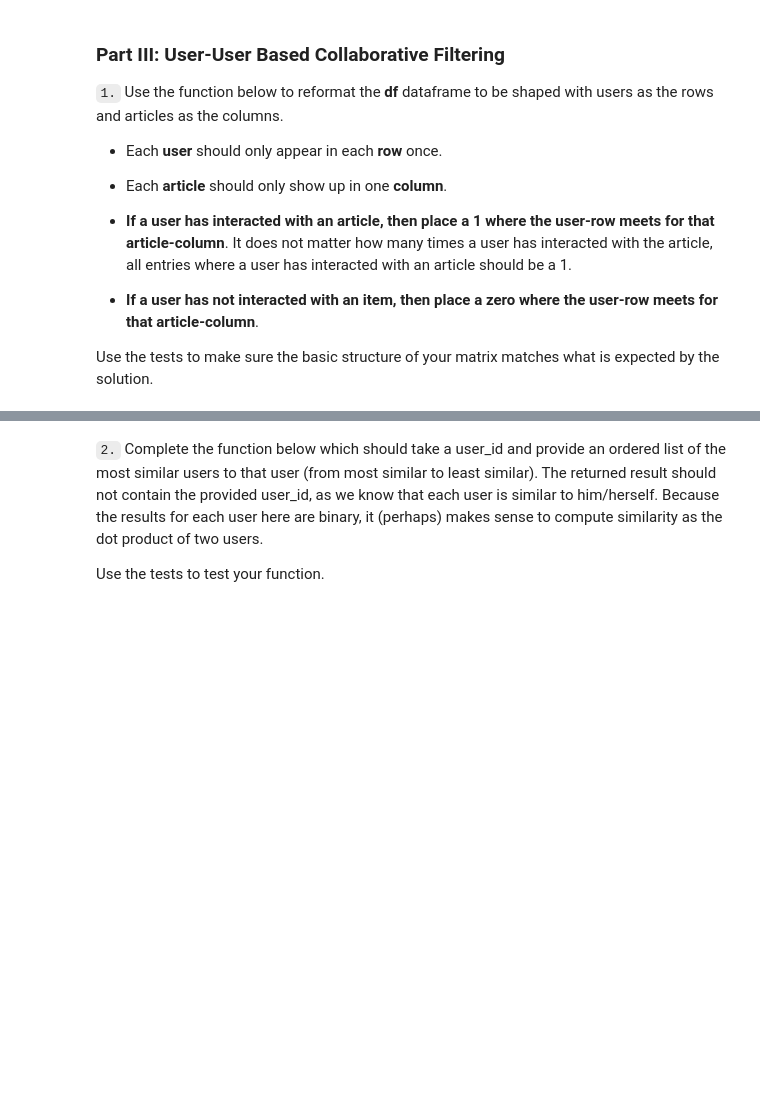
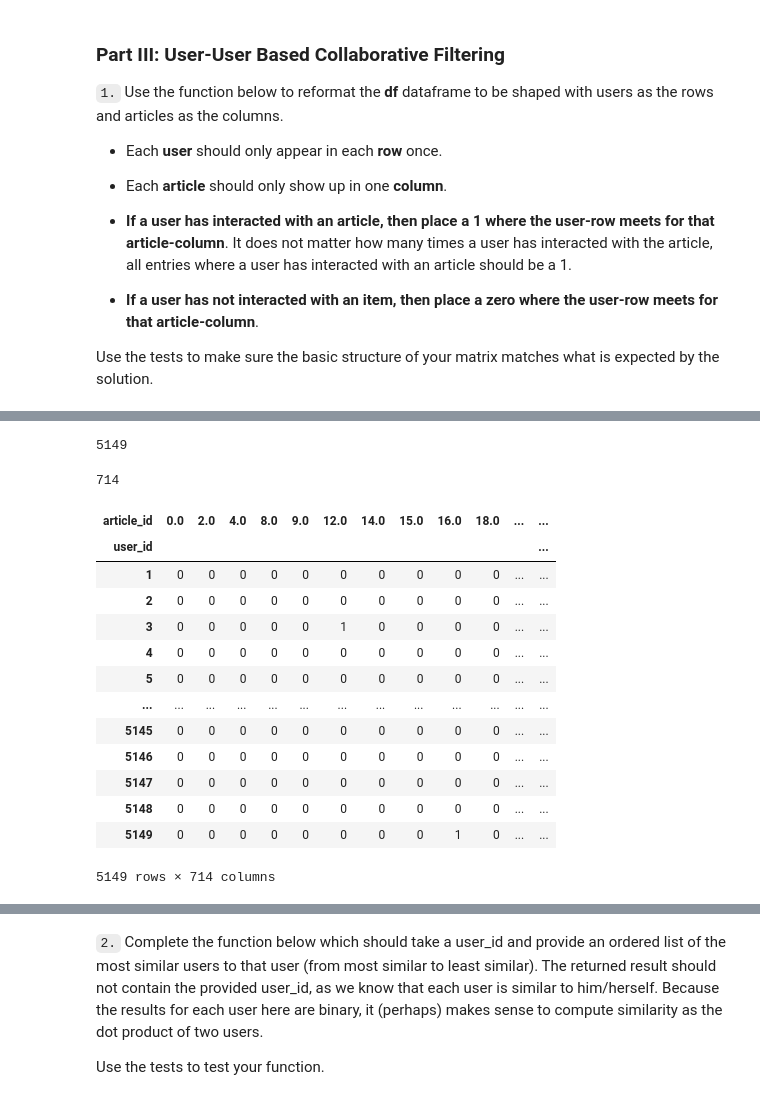
Before and after one commit to andreasschoch/ibm_recommendation, a Jupyter notebook: notebook/Recommendations_with_IBM.ipynb, the cells around one changed output, grey strips where cells are left out. Drawn from its saved outputs; the diff is of its cells as text; code cells hidden in the pictures; blank space fills up the shorter version.

Commit message:
first draft of solved juypter notebook

```diff
--- a/notebook/Recommendations_with_IBM.ipynb
+++ b/notebook/Recommendations_with_IBM.ipynb
@@ -178,3 +421,36 @@ Use the tests to make sure the basic structure of your matrix matches what is ex
+# %%
+# show nr of unique user_id's
+df.user_id.nunique()
+# %% [output]
+5149
+# %%
+# show nr of unique article_id's
+df.article_id.nunique()
+# %% [output]
+714
+# %%
+# copy from notebook 1_Intro_to_SVD_Solution
+matrix = df.groupby(['user_id', 'article_id'])['title'].max().unstack()
+# replace nan values with 0
+matrix = matrix.replace(np.nan, 0)
+# replace strings with 1
+matrix = matrix.replace(regex={r'\D+': 1})
+matrix
+# %% [output]
+| article_id | 0.0 | 2.0 | 4.0 | 8.0 | 9.0 | 12.0 | 14.0 | 15.0 | 16.0 | 18.0 | ... | ... |
+| user_id |  |  |  |  |  |  |  |  |  |  |  | ... |
+| 1 | 0 | 0 | 0 | 0 | 0 | 0 | 0 | 0 | 0 | 0 | ... | ... |
+| 2 | 0 | 0 | 0 | 0 | 0 | 0 | 0 | 0 | 0 | 0 | ... | ... |
+| 3 | 0 | 0 | 0 | 0 | 0 | 1 | 0 | 0 | 0 | 0 | ... | ... |
+| 4 | 0 | 0 | 0 | 0 | 0 | 0 | 0 | 0 | 0 | 0 | ... | ... |
+| 5 | 0 | 0 | 0 | 0 | 0 | 0 | 0 | 0 | 0 | 0 | ... | ... |
+| ... | ... | ... | ... | ... | ... | ... | ... | ... | ... | ... | ... | ... |
+| 5145 | 0 | 0 | 0 | 0 | 0 | 0 | 0 | 0 | 0 | 0 | ... | ... |
+| 5146 | 0 | 0 | 0 | 0 | 0 | 0 | 0 | 0 | 0 | 0 | ... | ... |
+| 5147 | 0 | 0 | 0 | 0 | 0 | 0 | 0 | 0 | 0 | 0 | ... | ... |
+| 5148 | 0 | 0 | 0 | 0 | 0 | 0 | 0 | 0 | 0 | 0 | ... | ... |
+| 5149 | 0 | 0 | 0 | 0 | 0 | 0 | 0 | 0 | 1 | 0 | ... | ... |
+5149 rows × 714 columns
 # %%
 # create the user-article matrix with 1's and 0's
 
```
Also changed, not shown: parts of 90 cells of this notebook.
